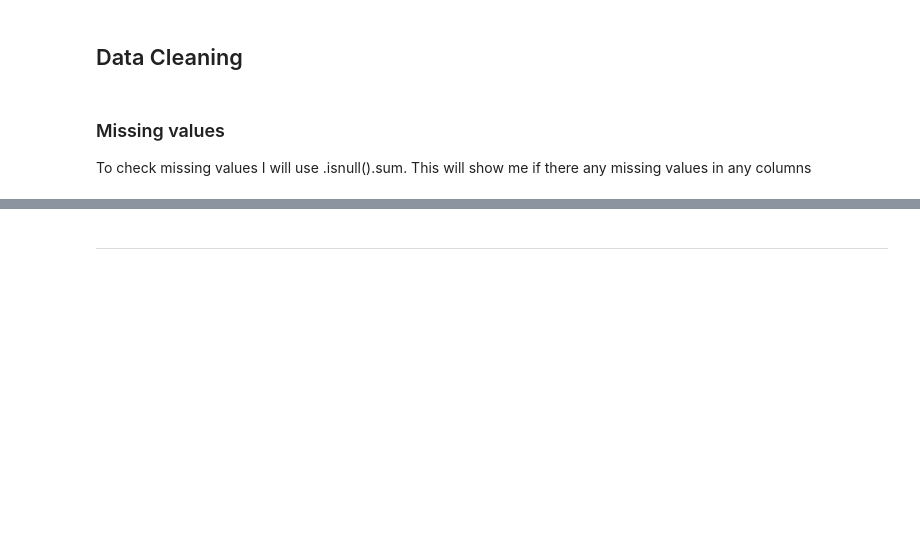
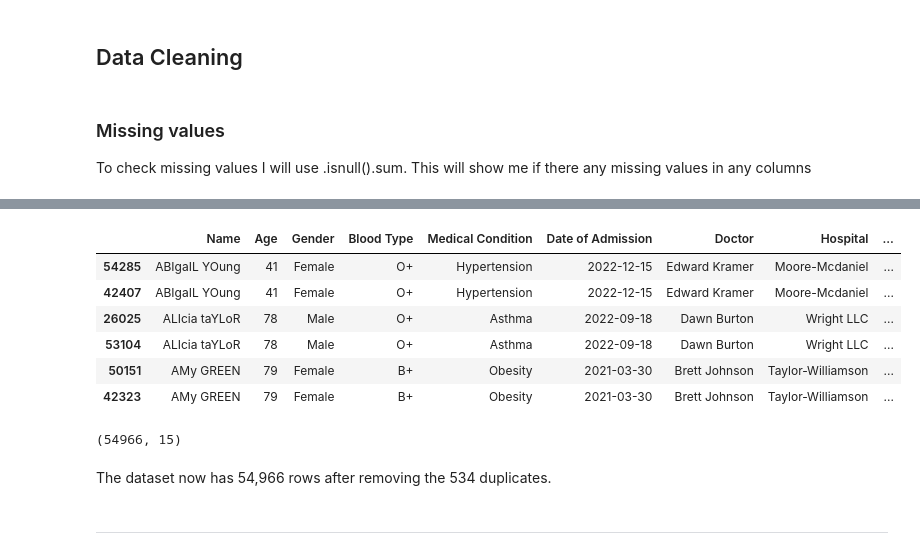
Before and after one commit to navmann99/Healthcare_Analysis, a Jupyter notebook: jupyter_notebooks/01-ETL.ipynb, the cells around one changed output, grey strips where cells are left out. Drawn from its saved outputs; the diff is of its cells as text; code cells hidden in the pictures; blank space fills up the shorter version.

Commit message:
removed duplicates from dataset

```diff
--- a/jupyter_notebooks/01-ETL.ipynb
+++ b/jupyter_notebooks/01-ETL.ipynb
@@ -98,3 +194,21 @@ df.isnull().sum()
+# %%
+df[df.duplicated(keep=False)].sort_values('Name').head(6)
+# %% [output]
+|  | Name | Age | Gender | Blood Type | Medical Condition | Date of Admission | Doctor | Hospital | ... |
+| 54285 | ABIgaIL YOung | 41 | Female | O+ | Hypertension | 2022-12-15 | Edward Kramer | Moore-Mcdaniel | ... |
+| 42407 | ABIgaIL YOung | 41 | Female | O+ | Hypertension | 2022-12-15 | Edward Kramer | Moore-Mcdaniel | ... |
+| 26025 | ALIcia taYLoR | 78 | Male | O+ | Asthma | 2022-09-18 | Dawn Burton | Wright LLC | ... |
+| 53104 | ALIcia taYLoR | 78 | Male | O+ | Asthma | 2022-09-18 | Dawn Burton | Wright LLC | ... |
+| 50151 | AMy GREEN | 79 | Female | B+ | Obesity | 2021-03-30 | Brett Johnson | Taylor-Williamson | ... |
+| 42323 | AMy GREEN | 79 | Female | B+ | Obesity | 2021-03-30 | Brett Johnson | Taylor-Williamson | ... |
+# %%
+# Now I will drop the duplicate rows and reset the index
+df = df.drop_duplicates().reset_index(drop=True)
+df.shape
+# %% [output]
+(54966, 15)
+# %% [markdown]
+The dataset now has 54,966 rows after removing the 534 duplicates.
 # %% [markdown]
 ---
 # %% [markdown]
```
Also changed, not shown: parts of 15 cells of this notebook.
